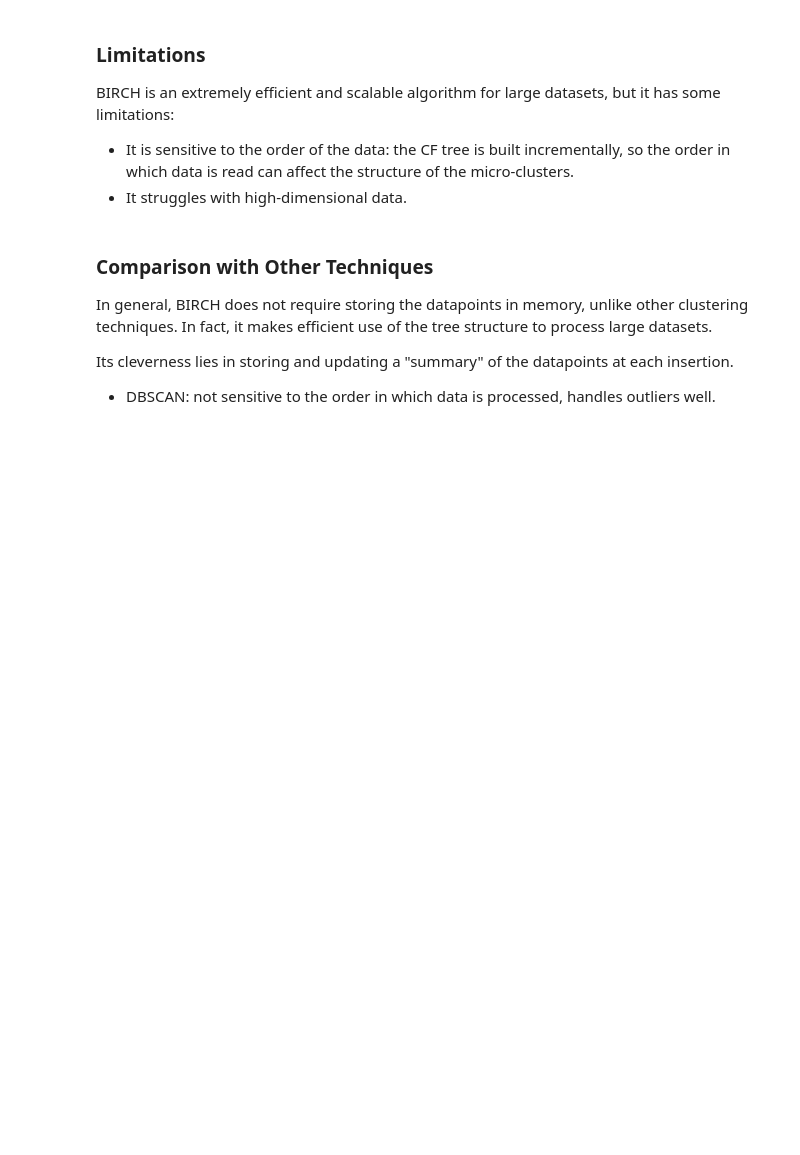
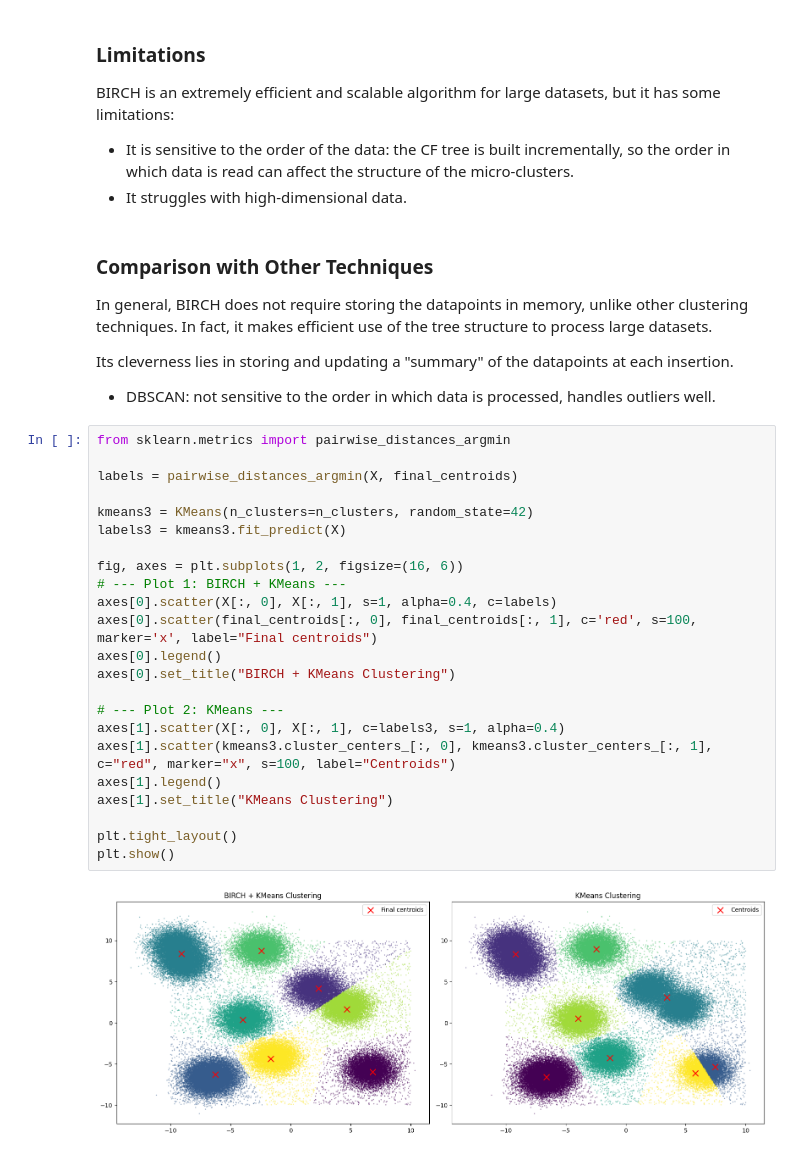
Before and after one commit to cristinavisentin/BIRCH_clustering, a Jupyter notebook: birch_clustering.ipynb, the cells around one changed output. Cells and saved outputs as stored; diff of their text form; blank space fills up the shorter version.

Commit message:
comparison with kmeans

```diff
--- a/birch_clustering.ipynb
+++ b/birch_clustering.ipynb
@@ -703,3 +696,28 @@ In general, BIRCH does not require storing the datapoints in memory, unlike othe
 
 Its cleverness lies in storing and updating a "summary" of the datapoints at each insertion.
 * DBSCAN: not sensitive to the order in which data is processed, handles outliers well.
+# %%
+from sklearn.metrics import pairwise_distances_argmin
+
+labels = pairwise_distances_argmin(X, final_centroids)
+
+kmeans3 = KMeans(n_clusters=n_clusters, random_state=42)
+labels3 = kmeans3.fit_predict(X)
+
+fig, axes = plt.subplots(1, 2, figsize=(16, 6))
+# --- Plot 1: BIRCH + KMeans ---
+axes[0].scatter(X[:, 0], X[:, 1], s=1, alpha=0.4, c=labels)
+axes[0].scatter(final_centroids[:, 0], final_centroids[:, 1], c='red', s=100, marker='x', label="Final centroids")
+axes[0].legend()
+axes[0].set_title("BIRCH + KMeans Clustering")
+
+# --- Plot 2: KMeans ---
+axes[1].scatter(X[:, 0], X[:, 1], c=labels3, s=1, alpha=0.4)
+axes[1].scatter(kmeans3.cluster_centers_[:, 0], kmeans3.cluster_centers_[:, 1], c="red", marker="x", s=100, label="Centroids")
+axes[1].legend()
+axes[1].set_title("KMeans Clustering")
+
+plt.tight_layout()
+plt.show()
+# %% [output]
+[figure, added]
```
Also changed, not shown: parts of 9 cells of this notebook.
